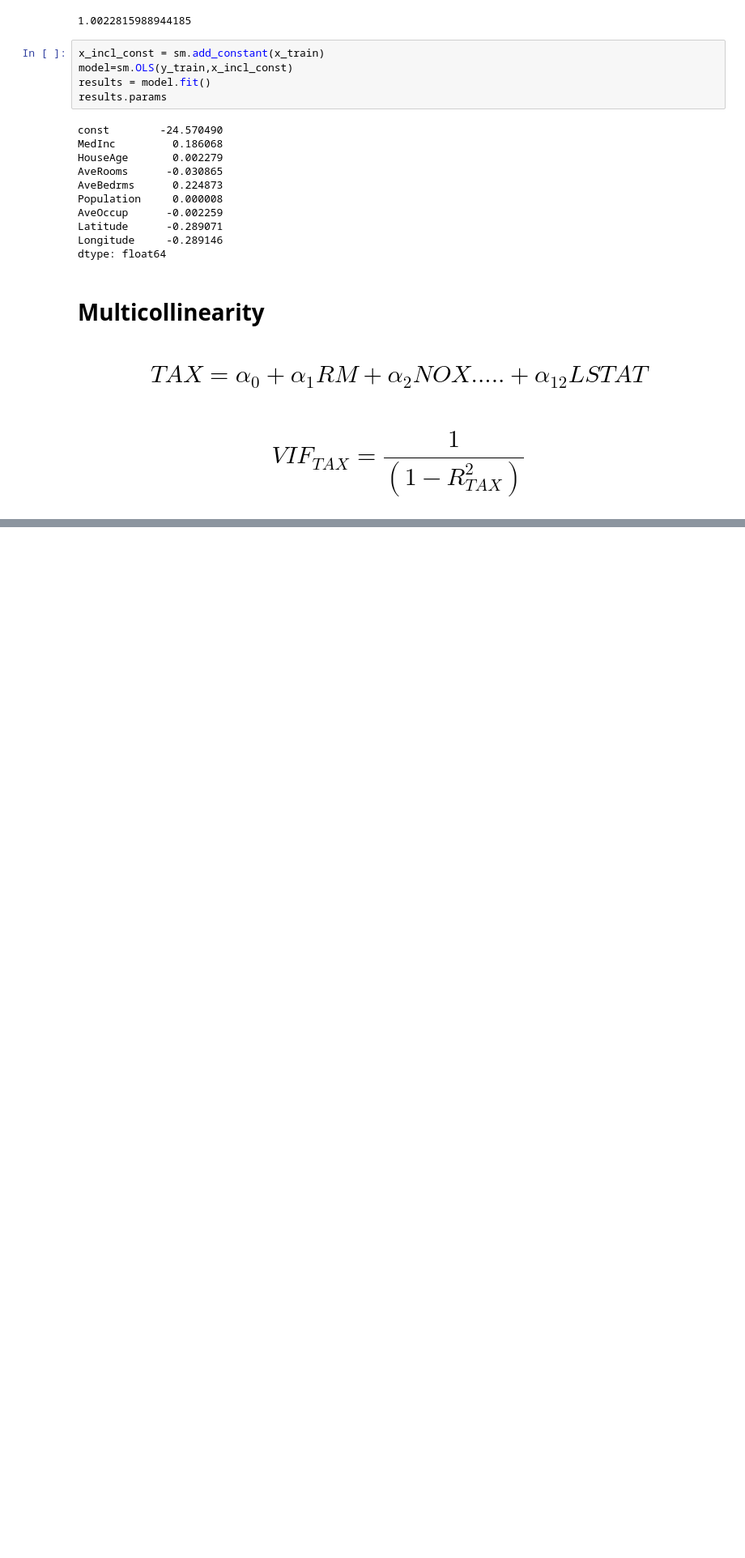
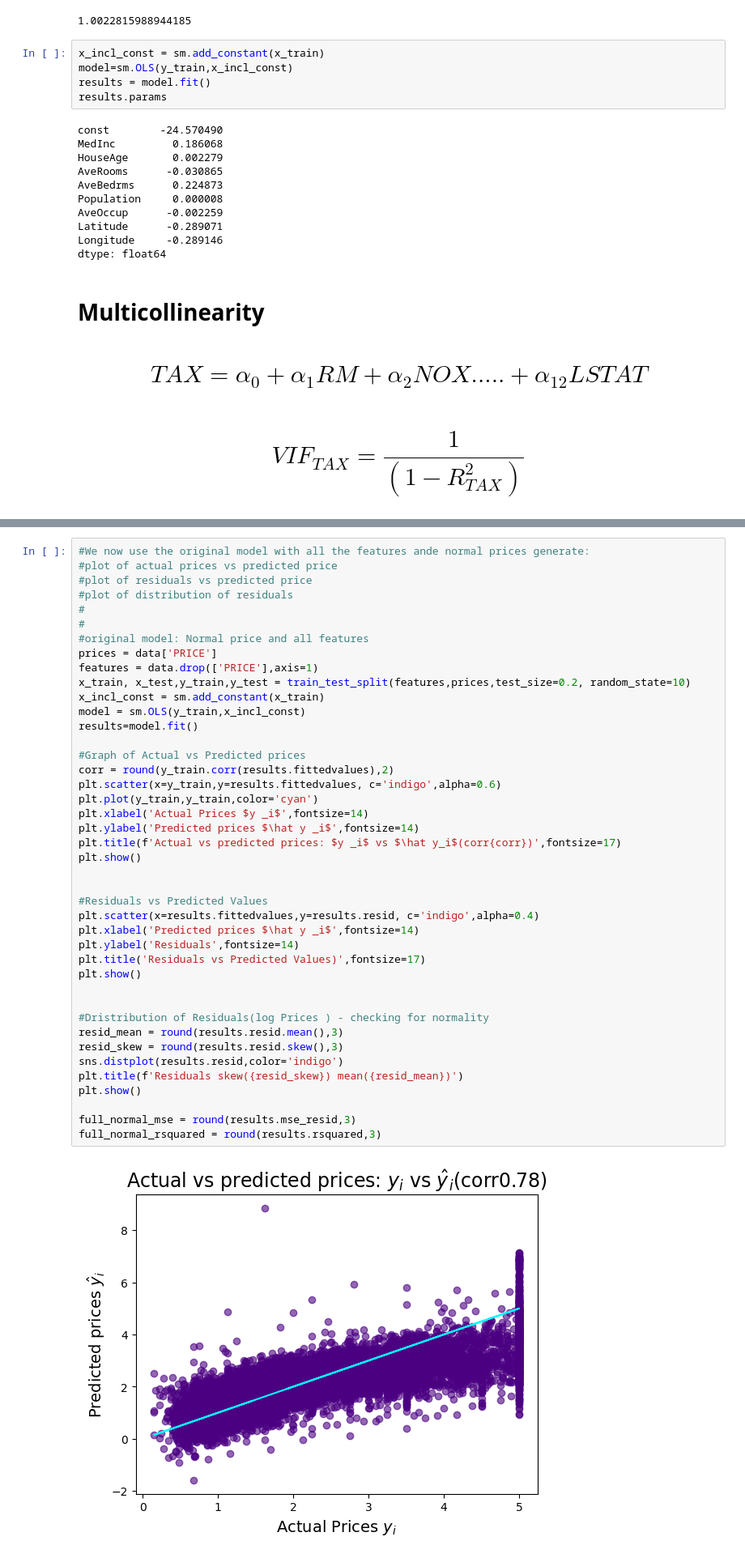
Before and after one commit to aaditya9803/AI2023, a Jupyter notebook: 04 - Multivariable Regression -2nd.ipynb, the cells around one changed output, grey strips where cells are left out. Shown at 81% size. Drawn from its saved outputs; the diff is of its cells as text; blank space fills up the shorter version.

```diff
--- a/04 - Multivariable Regression -2nd.ipynb
+++ b/04 - Multivariable Regression -2nd.ipynb
@@ -151,0 +309,44 @@ dtype: float64
+# %%
+#We now use the original model with all the features ande normal prices generate:
+#plot of actual prices vs predicted price
+#plot of residuals vs predicted price
+#plot of distribution of residuals
+#
+#
+#original model: Normal price and all features
+prices = data['PRICE']
+features = data.drop(['PRICE'],axis=1)
+x_train, x_test,y_train,y_test = train_test_split(features,prices,test_size=0.2, random_state=10)
+x_incl_const = sm.add_constant(x_train)
+model = sm.OLS(y_train,x_incl_const)
+results=model.fit()
+
+#Graph of Actual vs Predicted prices
+corr = round(y_train.corr(results.fittedvalues),2)
+plt.scatter(x=y_train,y=results.fittedvalues, c='indigo',alpha=0.6)
+plt.plot(y_train,y_train,color='cyan')
+plt.xlabel('Actual Prices $y _i$',fontsize=14)
+plt.ylabel('Predicted prices $\hat y _i$',fontsize=14)
+plt.title(f'Actual vs predicted prices: $y _i$ vs $\hat y_i$(corr{corr})',fontsize=17)
+plt.show()
+
+
+#Residuals vs Predicted Values
+plt.scatter(x=results.fittedvalues,y=results.resid, c='indigo',alpha=0.4)
+plt.xlabel('Predicted prices $\hat y _i$',fontsize=14)
+plt.ylabel('Residuals',fontsize=14)
+plt.title('Residuals vs Predicted Values)',fontsize=17)
+plt.show()
+
+
+#Dristribution of Residuals(log Prices ) - checking for normality
+resid_mean = round(results.resid.mean(),3)
+resid_skew = round(results.resid.skew(),3)
+sns.distplot(results.resid,color='indigo')
+plt.title(f'Residuals skew({resid_skew}) mean({resid_mean})')
+plt.show()
+
+full_normal_mse = round(results.mse_resid,3)
+full_normal_rsquared = round(results.rsquared,3)
+# %% [output]
+[figure, added]
```
Also changed, not shown: parts of 22 cells of this notebook.
